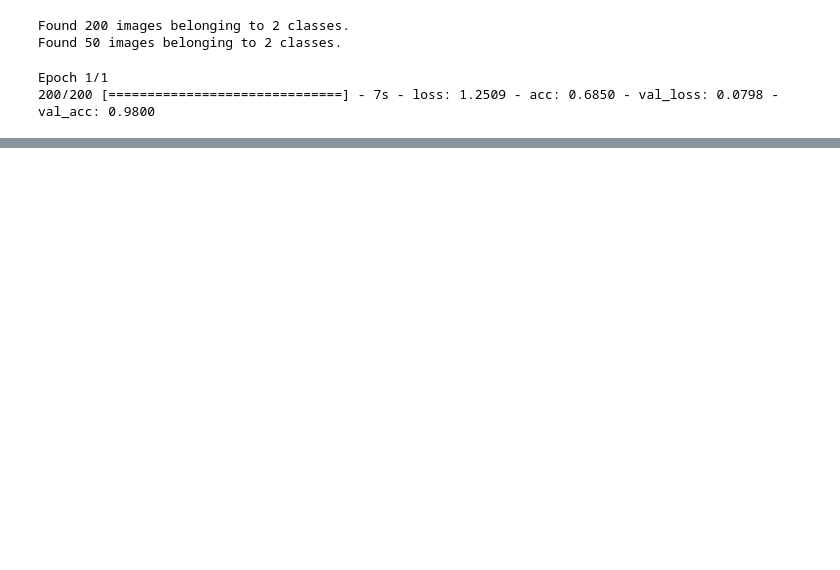
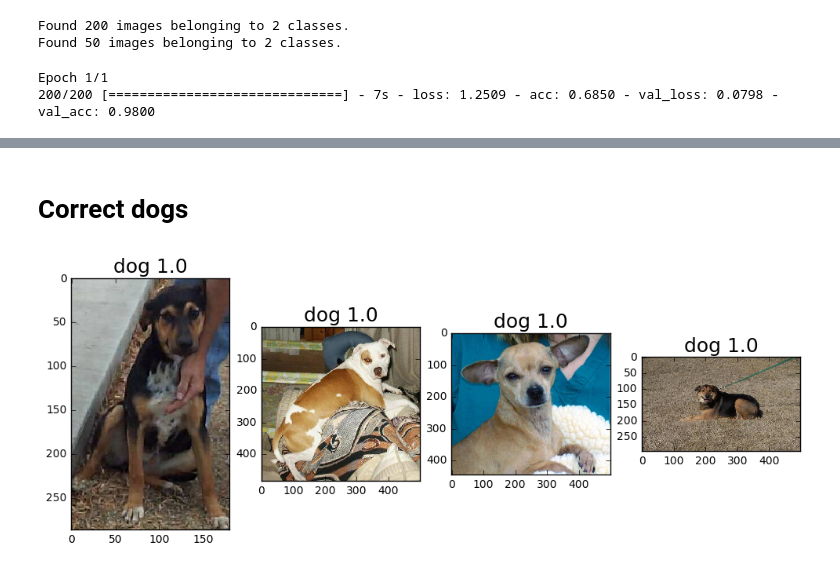
Before and after one commit to kwojcik/courses, a Jupyter notebook: deeplearning1/lesson1/vgg_redo.ipynb, the cells around one changed output, grey strips where cells are left out. Cells and saved outputs as stored; diff of their text form; code cells hidden in the pictures; blank space fills up the shorter version.

```diff
--- a/deeplearning1/lesson1/vgg_redo.ipynb
+++ b/deeplearning1/lesson1/vgg_redo.ipynb
@@ -43,0 +106,6 @@ vgg.test??
+# %% [markdown]
+# Correct dogs
+# %%
+plot_images(test_batches, labels, 1-preds[:, 0], np.where(correct_dogs)[0], 4, path + 'valid/')
+# %% [output]
+[figure, added]
```
Also changed, not shown: parts of 19 cells of this notebook.
